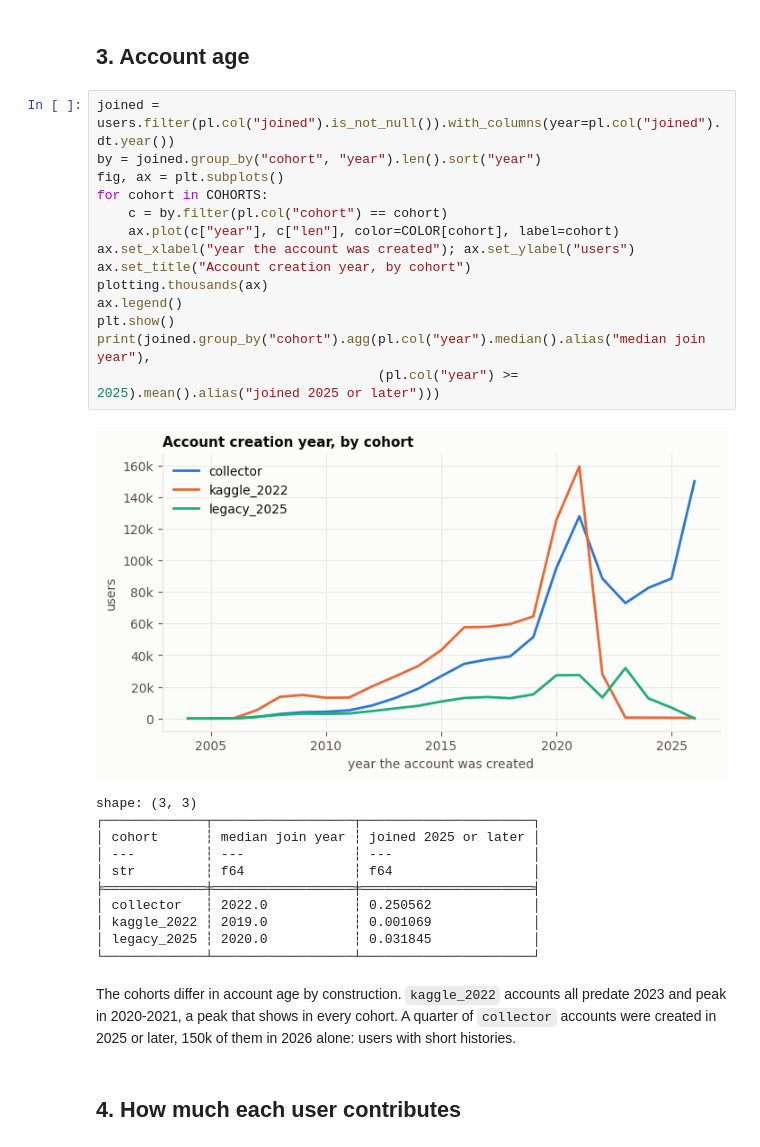
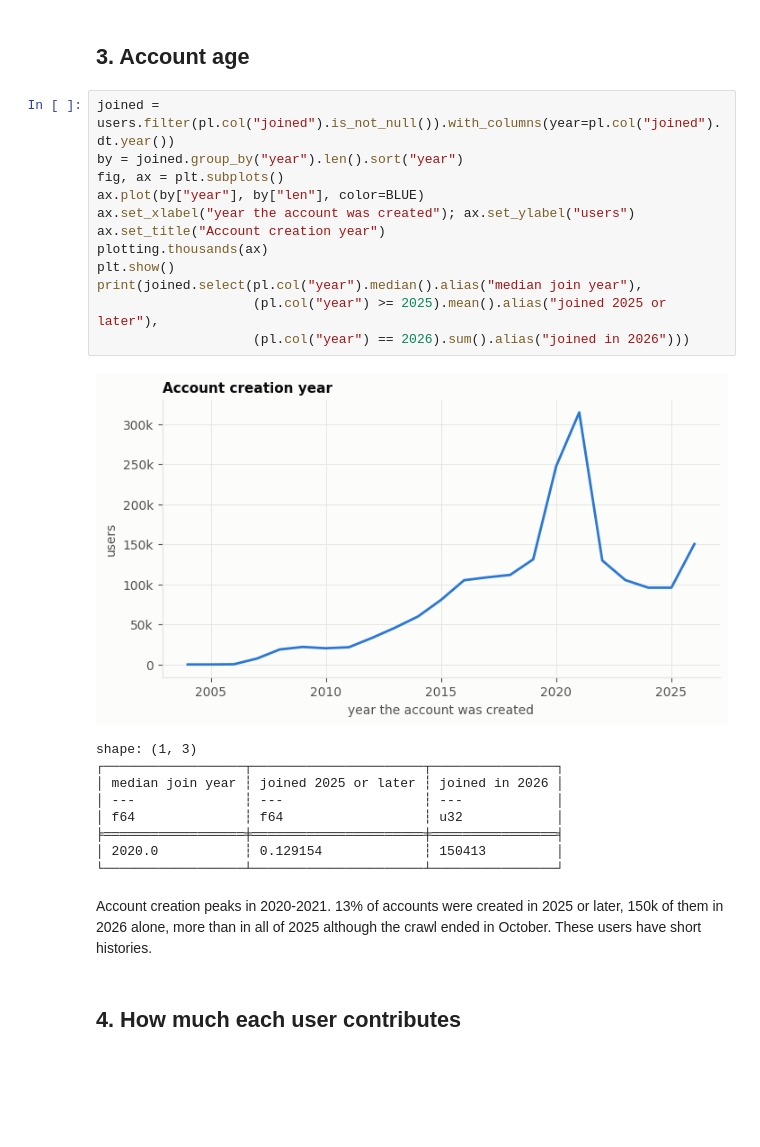
Before and after one commit to Salierigator/osusume, a Jupyter notebook: cleaning/03_eda/users.ipynb, the cells around one changed output. Drawn from its saved outputs; the diff is of its cells as text; blank space fills up the shorter version.

```diff
--- a/cleaning/03_eda/users.ipynb
+++ b/cleaning/03_eda/users.ipynb
@@ -132,34 +109,30 @@ can be a feature.
 ## 3. Account age
 # %%
 joined = users.filter(pl.col("joined").is_not_null()).with_columns(year=pl.col("joined").dt.year())
-by = joined.group_by("cohort", "year").len().sort("year")
+by = joined.group_by("year").len().sort("year")
 fig, ax = plt.subplots()
-for cohort in COHORTS:
-    c = by.filter(pl.col("cohort") == cohort)
-    ax.plot(c["year"], c["len"], color=COLOR[cohort], label=cohort)
+ax.plot(by["year"], by["len"], color=BLUE)
 ax.set_xlabel("year the account was created"); ax.set_ylabel("users")
-ax.set_title("Account creation year, by cohort")
+ax.set_title("Account creation year")
 plotting.thousands(ax)
-ax.legend()
 plt.show()
-print(joined.group_by("cohort").agg(pl.col("year").median().alias("median join year"),
-                                    (pl.col("year") >= 2025).mean().alias("joined 2025 or later")))
+print(joined.select(pl.col("year").median().alias("median join year"),
+                    (pl.col("year") >= 2025).mean().alias("joined 2025 or later"),
+                    (pl.col("year") == 2026).sum().alias("joined in 2026")))
 # %% [output]
-[figure, old version]
+[figure, new version]
-shape: (3, 3)
-┌─────────────┬──────────────────┬──────────────────────┐
-│ cohort      ┆ median join year ┆ joined 2025 or later │
-│ ---         ┆ ---              ┆ ---                  │
-│ str         ┆ f64              ┆ f64                  │
-╞═════════════╪══════════════════╪══════════════════════╡
-│ collector   ┆ 2022.0           ┆ 0.250562             │
-│ kaggle_2022 ┆ 2019.0           ┆ 0.001069             │
-│ legacy_2025 ┆ 2020.0           ┆ 0.031845             │
-└─────────────┴──────────────────┴──────────────────────┘
+shape: (1, 3)
+┌──────────────────┬──────────────────────┬────────────────┐
+│ median join year ┆ joined 2025 or later ┆ joined in 2026 │
+│ ---              ┆ ---                  ┆ ---            │
+│ f64              ┆ f64                  ┆ u32            │
+╞══════════════════╪══════════════════════╪════════════════╡
+│ 2020.0           ┆ 0.129154             ┆ 150413         │
+└──────────────────┴──────────────────────┴────────────────┘
 # %% [markdown]
-The cohorts differ in account age by construction. `kaggle_2022` accounts all predate 2023 and
-peak in 2020-2021, a peak that shows in every cohort. A quarter of `collector` accounts were
-created in 2025 or later, 150k of them in 2026 alone: users with short histories.
+Account creation peaks in 2020-2021. 13% of accounts were created in 2025 or later, 150k of
+them in 2026 alone, more than in all of 2025 although the crawl ended in October. These users
+have short histories.
 # %% [markdown]
 ## 4. How much each user contributes
 # %%
```
Also changed, not shown: parts of 4 cells of this notebook, 13 other files.
